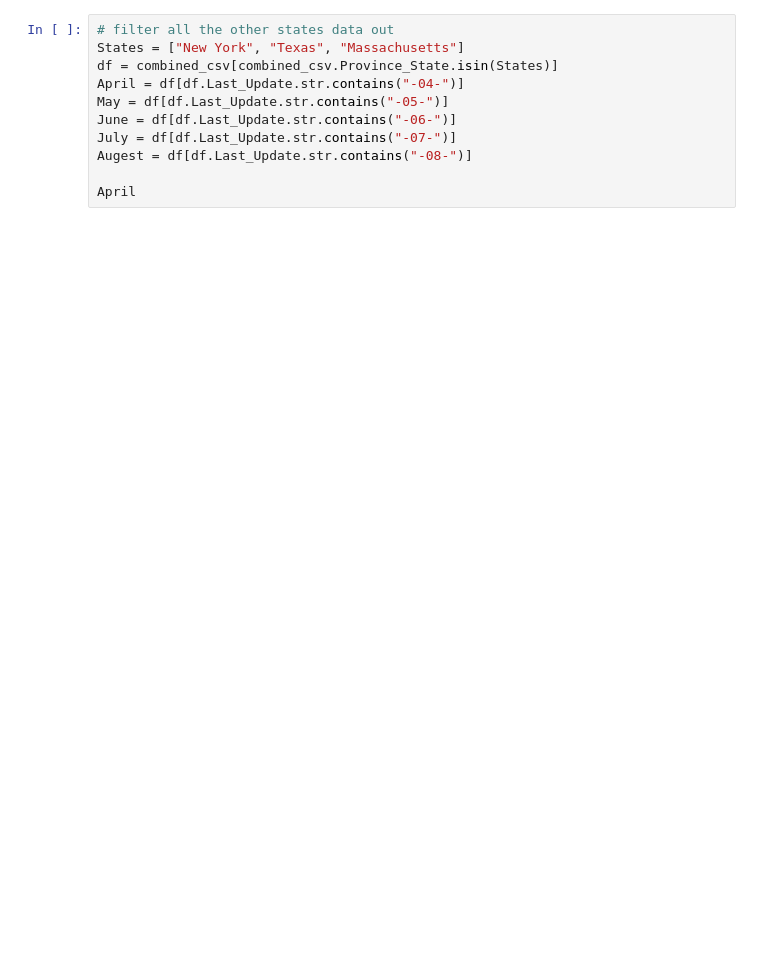
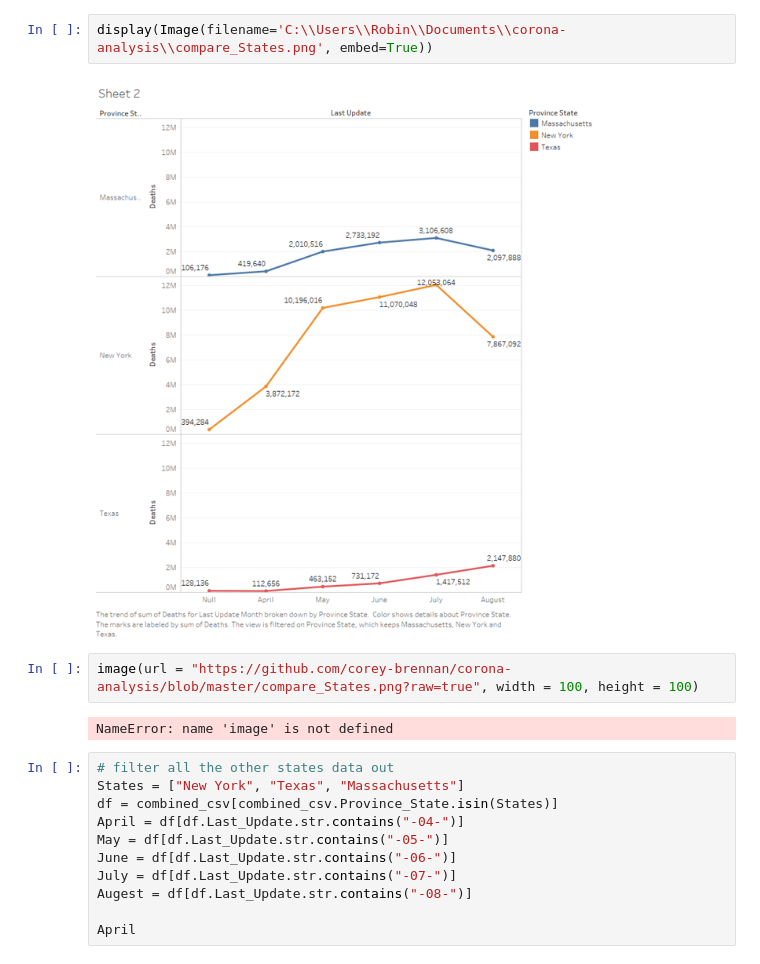
Before and after one commit to corey-brennan/corona-analysis, a Jupyter notebook: COVID Project.ipynb, the cells around one changed output. Saved outputs shown, nothing was run; the diff lists cells and outputs as text; blank space fills up the shorter version.

Commit message:
updated image in python

```diff
--- a/COVID Project.ipynb
+++ b/COVID Project.ipynb
@@ -42,3 +43,11 @@ combined_csv
+# %%
+display(Image(filename='C:\\Users\\Robin\\Documents\\corona-analysis\\compare_States.png', embed=True))
+# %% [output]
+[figure, added]
+# %%
+image(url = "https://github.com/corey-brennan/corona-analysis/blob/master/compare_States.png?raw=true", width = 100, height = 100)
+# %% [output]
+NameError: name 'image' is not defined
 # %%
 # filter all the other states data out
 States = ["New York", "Texas", "Massachusetts"]
```
Also changed, not shown: parts of 3 cells of this notebook.
